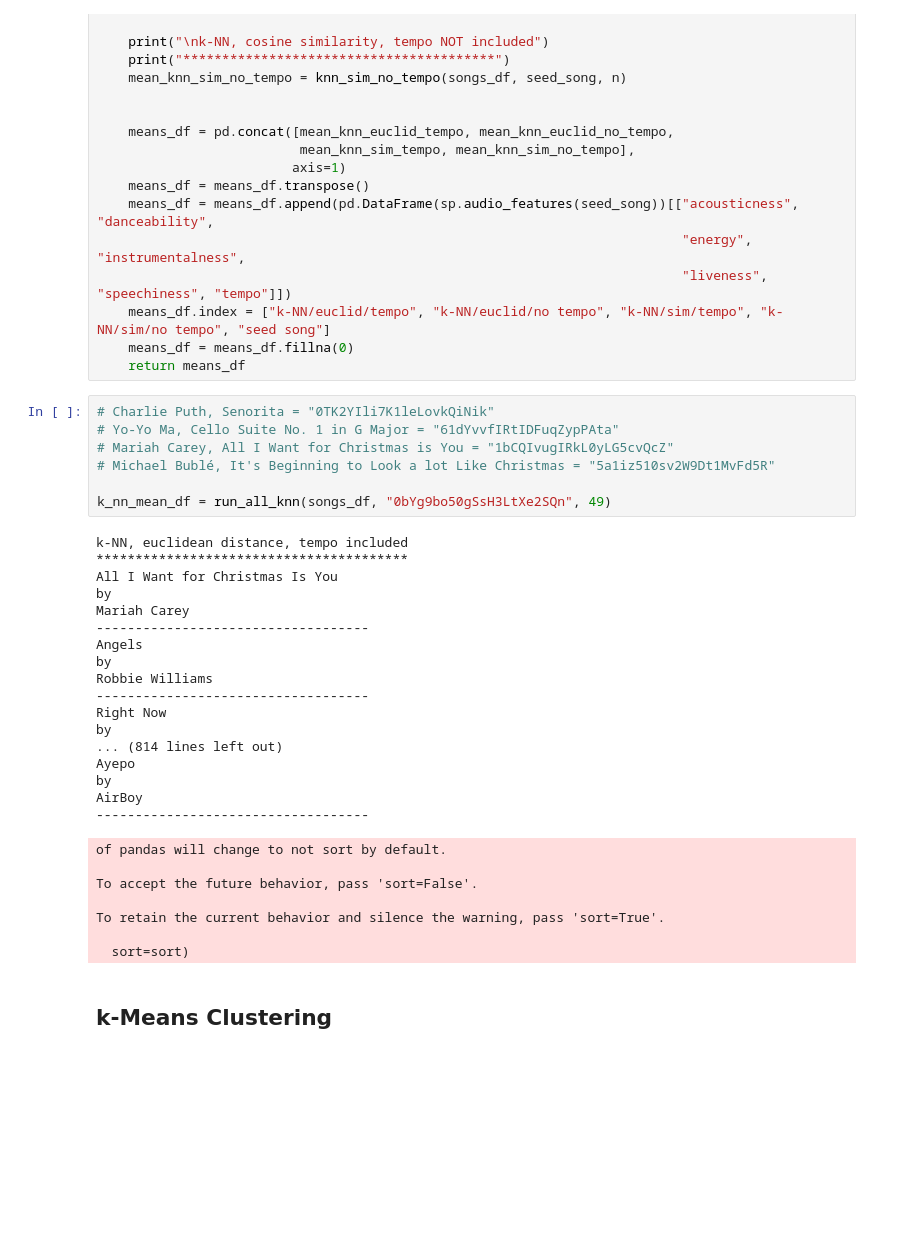
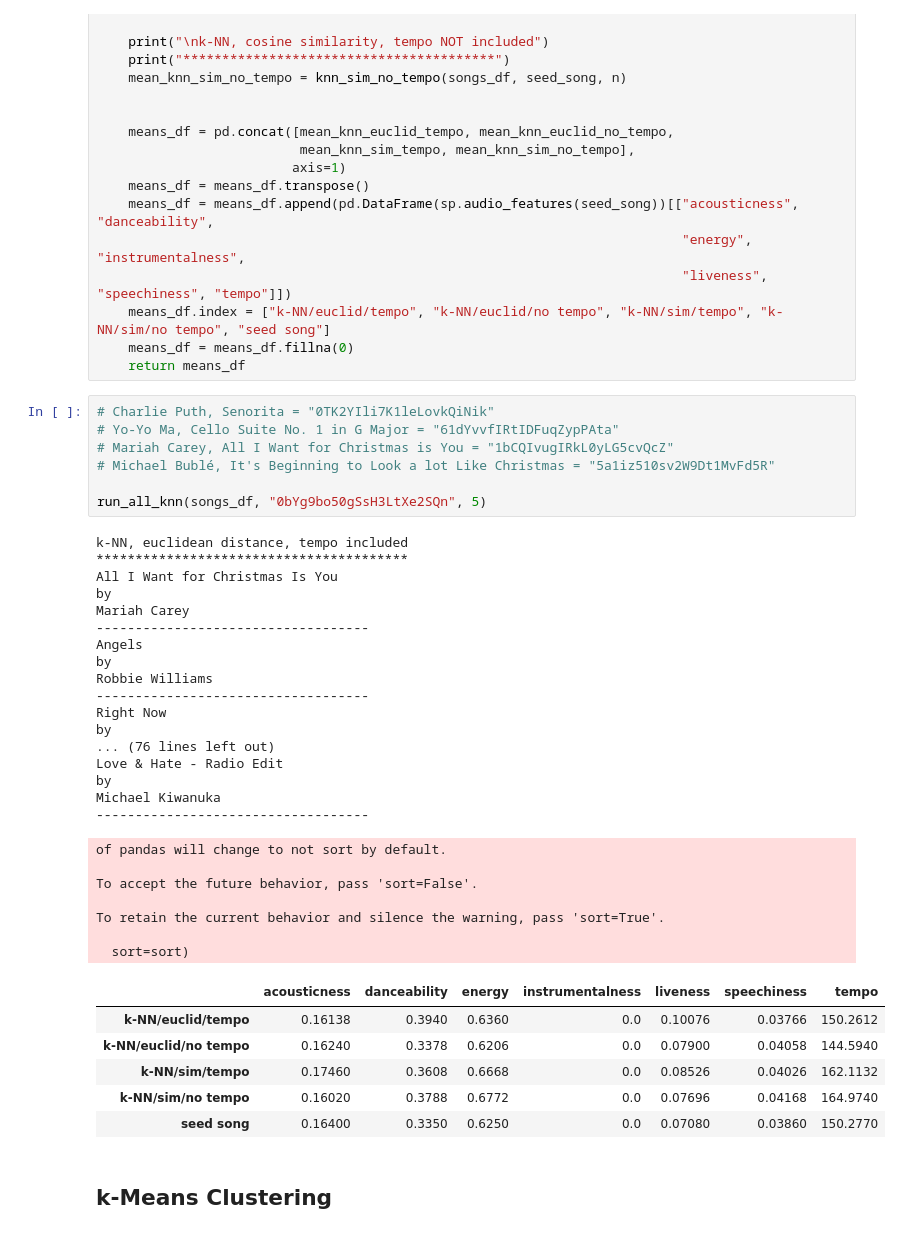
Before and after one commit to sethbilliau/spotify_playlists, a Jupyter notebook: Models.ipynb, the cells around one changed output. Drawn from its saved outputs; the diff is of its cells as text; blank space fills up the shorter version.

```diff
--- a/Models.ipynb
+++ b/Models.ipynb
@@ -244,35 +244,41 @@ def run_all_knn(songs_df, seed_song, n):
 # %%
 # Charlie Puth, Senorita = "0TK2YIli7K1leLovkQiNik"
 # Yo-Yo Ma, Cello Suite No. 1 in G Major = "61dYvvfIRtIDFuqZypPAta"
 # Mariah Carey, All I Want for Christmas is You = "1bCQIvugIRkL0yLG5cvQcZ"
 # Michael Bublé, It's Beginning to Look a lot Like Christmas = "5a1iz510sv2W9Dt1MvFd5R"
 
-k_nn_mean_df = run_all_knn(songs_df, "0bYg9bo50gSsH3LtXe2SQn", 49)
+run_all_knn(songs_df, "0bYg9bo50gSsH3LtXe2SQn", 5)
 # %% [output]
 k-NN, euclidean distance, tempo included
 ****************************************
 All I Want for Christmas Is You
 by
 Mariah Carey
 -----------------------------------
 Angels
 by
 Robbie Williams
 -----------------------------------
 Right Now
 by
-... (814 lines left out)
-Ayepo
+... (76 lines left out)
+Love & Hate - Radio Edit
 by
-AirBoy
+Michael Kiwanuka
 -----------------------------------
 of pandas will change to not sort by default.
 
 To accept the future behavior, pass 'sort=False'.
 
 To retain the current behavior and silence the warning, pass 'sort=True'.
 
   sort=sort)
+|  | acousticness | danceability | energy | instrumentalness | liveness | speechiness | tempo |
+| k-NN/euclid/tempo | 0.16138 | 0.3940 | 0.6360 | 0.0 | 0.10076 | 0.03766 | 150.2612 |
+| k-NN/euclid/no tempo | 0.16240 | 0.3378 | 0.6206 | 0.0 | 0.07900 | 0.04058 | 144.5940 |
+| k-NN/sim/tempo | 0.17460 | 0.3608 | 0.6668 | 0.0 | 0.08526 | 0.04026 | 162.1132 |
+| k-NN/sim/no tempo | 0.16020 | 0.3788 | 0.6772 | 0.0 | 0.07696 | 0.04168 | 164.9740 |
+| seed song | 0.16400 | 0.3350 | 0.6250 | 0.0 | 0.07080 | 0.03860 | 150.2770 |
 # %% [markdown]
 ## k-Means Clustering
 # %% [markdown]
```
Also changed, not shown: parts of 3 cells of this notebook.
